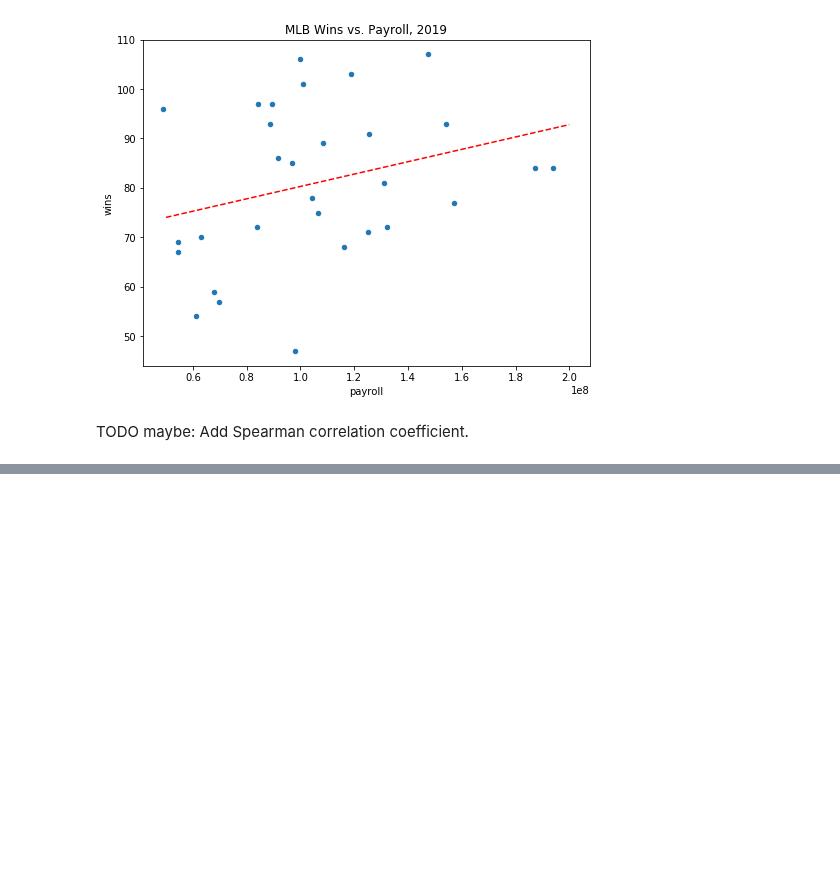
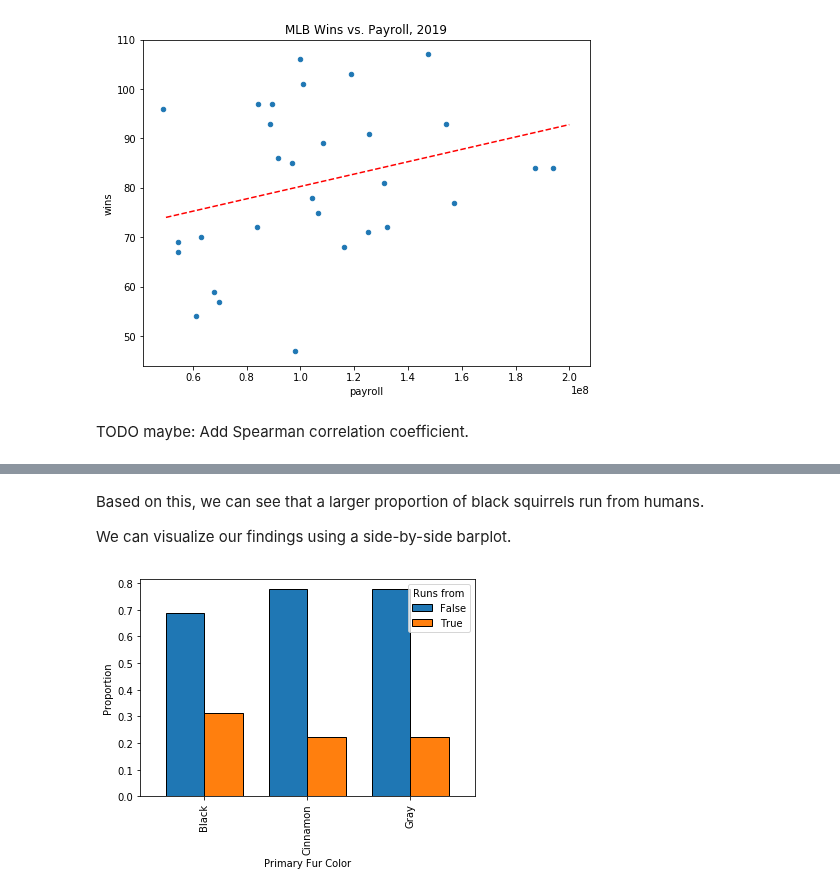
Before and after one commit to NSS-Data-Instructional-Stuff/stats-for-data-science, a Jupyter notebook: notebooks/Exploratory_Data_Analysis-Part_2_Two_Variable.ipynb, the cells around one changed output, grey strips where cells are left out. Drawn from its saved outputs; the diff is of its cells as text; code cells hidden in the pictures; blank space fills up the shorter version.

```diff
--- a/notebooks/Exploratory_Data_Analysis-Part_2_Two_Variable.ipynb
+++ b/notebooks/Exploratory_Data_Analysis-Part_2_Two_Variable.ipynb
@@ -148,0 +157,3 @@ TODO maybe: Add Spearman correlation coefficient.
+# %%
+squirrels = pd.read_csv('../data/2018_Central_Park_Squirrel_Census_-_Squirrel_Data.csv')
+squirrels.head()
@@ -148,0 +188,11 @@ TODO maybe: Add Spearman correlation coefficient.
+# %% [markdown]
+Based on this, we can see that a larger proportion of black squirrels run from humans.
+
+We can visualize our findings using a side-by-side barplot.
+# %%
+pd.crosstab(squirrels['Primary Fur Color'], squirrels['Runs from'], normalize='index').plot(kind = 'bar',
+                                                                                           edgecolor = 'black',
+                                                                                           width = 0.75)
+plt.ylabel('Proportion');
+# %% [output]
+[figure, added]
```
Also changed, not shown: parts of 9 cells of this notebook, 6 other files.
